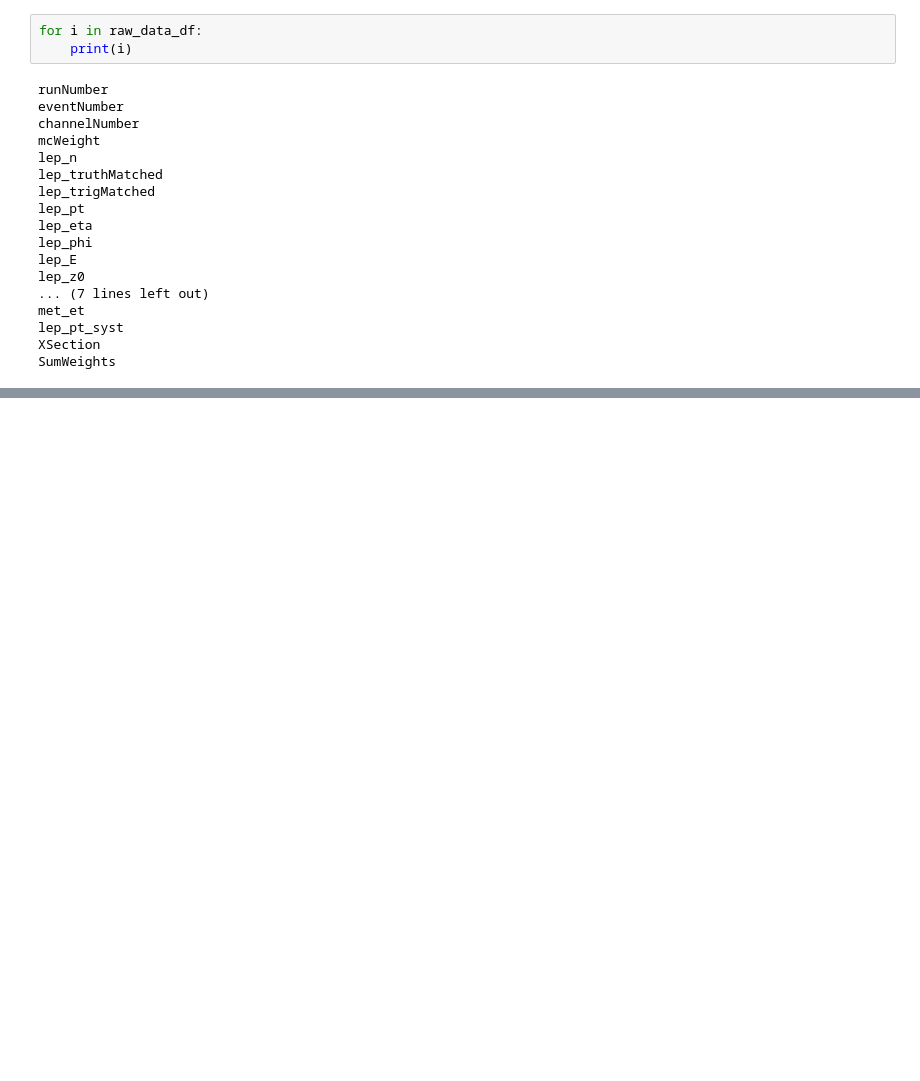
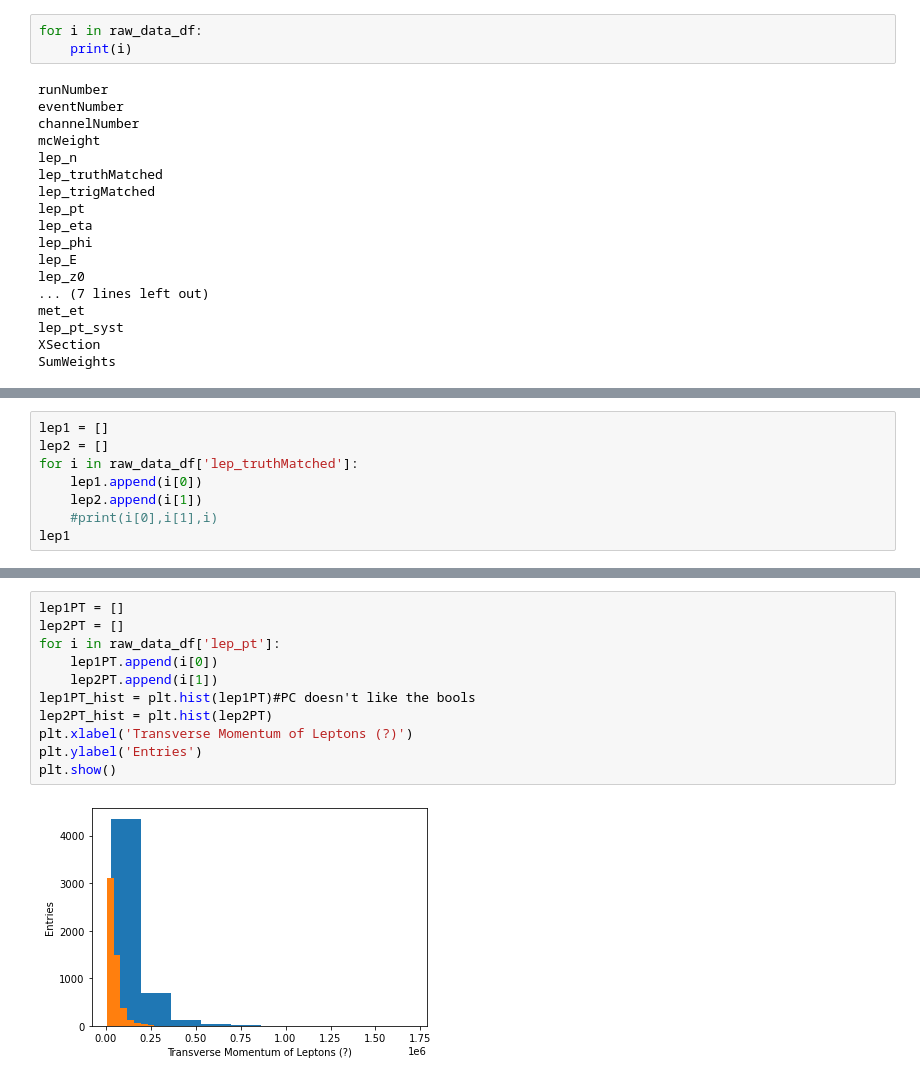
Before and after one commit to ChrisC-E/ATLAS_opendata_internship, a Jupyter notebook: SU_DM_Notebook.ipynb, the cells around one changed output, grey strips where cells are left out. Saved outputs shown, nothing was run; the diff lists cells and outputs as text; blank space fills up the shorter version.

Commit message:
code for initial hists;add loops for array hist plots

```diff
--- a/SU_DM_Notebook.ipynb
+++ b/SU_DM_Notebook.ipynb
@@ -252,0 +358,8 @@ plt.show()
+# %%
+lep1 = []
+lep2 = []
+for i in raw_data_df['lep_truthMatched']:
+    lep1.append(i[0])
+    lep2.append(i[1])
+    #print(i[0],i[1],i)
+lep1
@@ -252,0 +384,13 @@ plt.show()
+# %%
+lep1PT = []
+lep2PT = []
+for i in raw_data_df['lep_pt']:
+    lep1PT.append(i[0])
+    lep2PT.append(i[1])
+lep1PT_hist = plt.hist(lep1PT)#PC doesn't like the bools
+lep2PT_hist = plt.hist(lep2PT)
+plt.xlabel('Transverse Momentum of Leptons (?)')
+plt.ylabel('Entries')
+plt.show()
+# %% [output]
+[figure, added]
```
Also changed, not shown: parts of 3 cells of this notebook.
